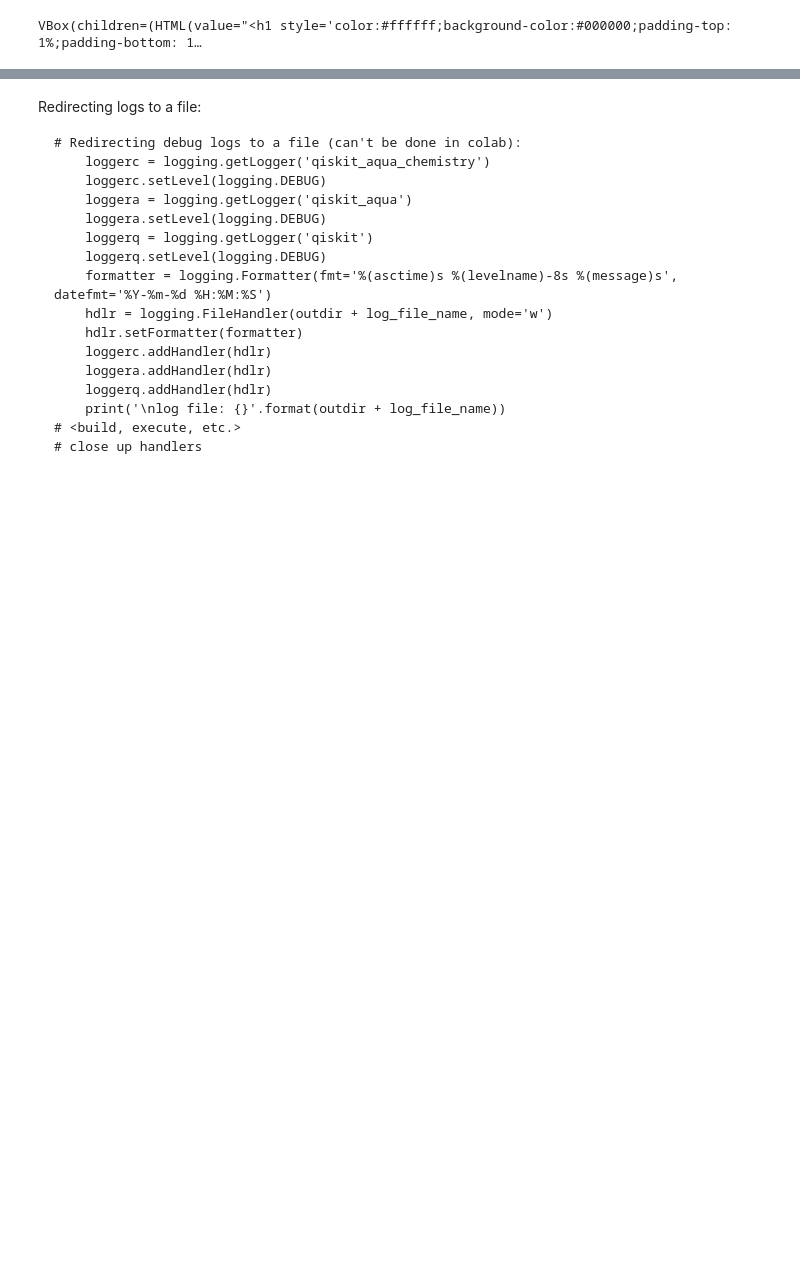
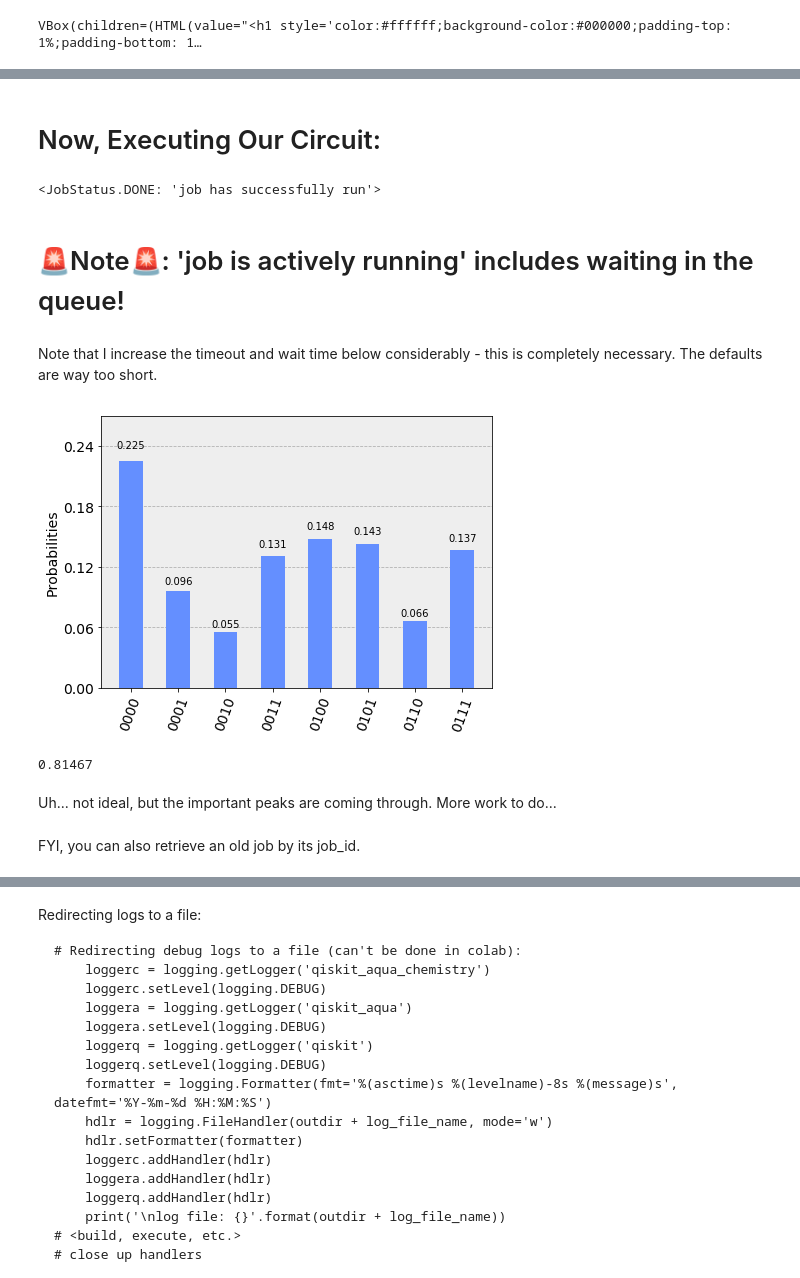
Before and after one commit to dongreenberg/quantum-education, a Jupyter notebook: qiskit_bootcamp/Qiskit_Bootcamp_Terra.ipynb, the cells around one changed output, grey strips where cells are left out. Saved outputs shown, nothing was run; the diff lists cells and outputs as text; code cells hidden in the pictures; blank space fills up the shorter version.

```diff
--- a/qiskit_bootcamp/Qiskit_Bootcamp_Terra.ipynb
+++ b/qiskit_bootcamp/Qiskit_Bootcamp_Terra.ipynb
@@ -799,0 +766,31 @@ This is actually worse than we get from the device! More tuning to do here.
+# %% [markdown]
+# Now, Executing Our Circuit:
+# %%
+shots = 8192        # Number of shots to run the program (experiment); maximum is 8192 shots.
+job_exp = execute(x_qpe_qc, q_backend, shots = shots)
+# %%
+# Check the job status
+job_exp.status()
+# %% [output]
+<JobStatus.DONE: 'job has successfully run'>
+# %% [markdown]
+# 🚨Note🚨: 'job is actively running' includes waiting in the queue!
+# %% [markdown]
+Note that I increase the timeout and wait time below considerably - this is completely necessary. The defaults are way too short.
+# %%
+# We recommend increasing the timeout to 30 minutes to avoid timeout errors when the queue is long.
+result_real = job_exp.result(timeout=3600, wait=5)
+counts = result_real.get_counts(x_qpe_qc)
+plot_histogram(counts)
+# %% [output]
+[figure, added]
+# %%
+angles = np.array([v*int(k, 2) for k, v in counts.items()]) / shots / 2**(n-1)
+res = 2*sum(angles)
+np.around(res, decimals=5)
+# %% [output]
+0.81467
+# %% [markdown]
+Uh... not ideal, but the important peaks are coming through. More work to do...
+# %% [markdown]
+FYI, you can also retrieve an old job by its job_id.
```
Also changed, not shown: parts of 105 cells of this notebook.
